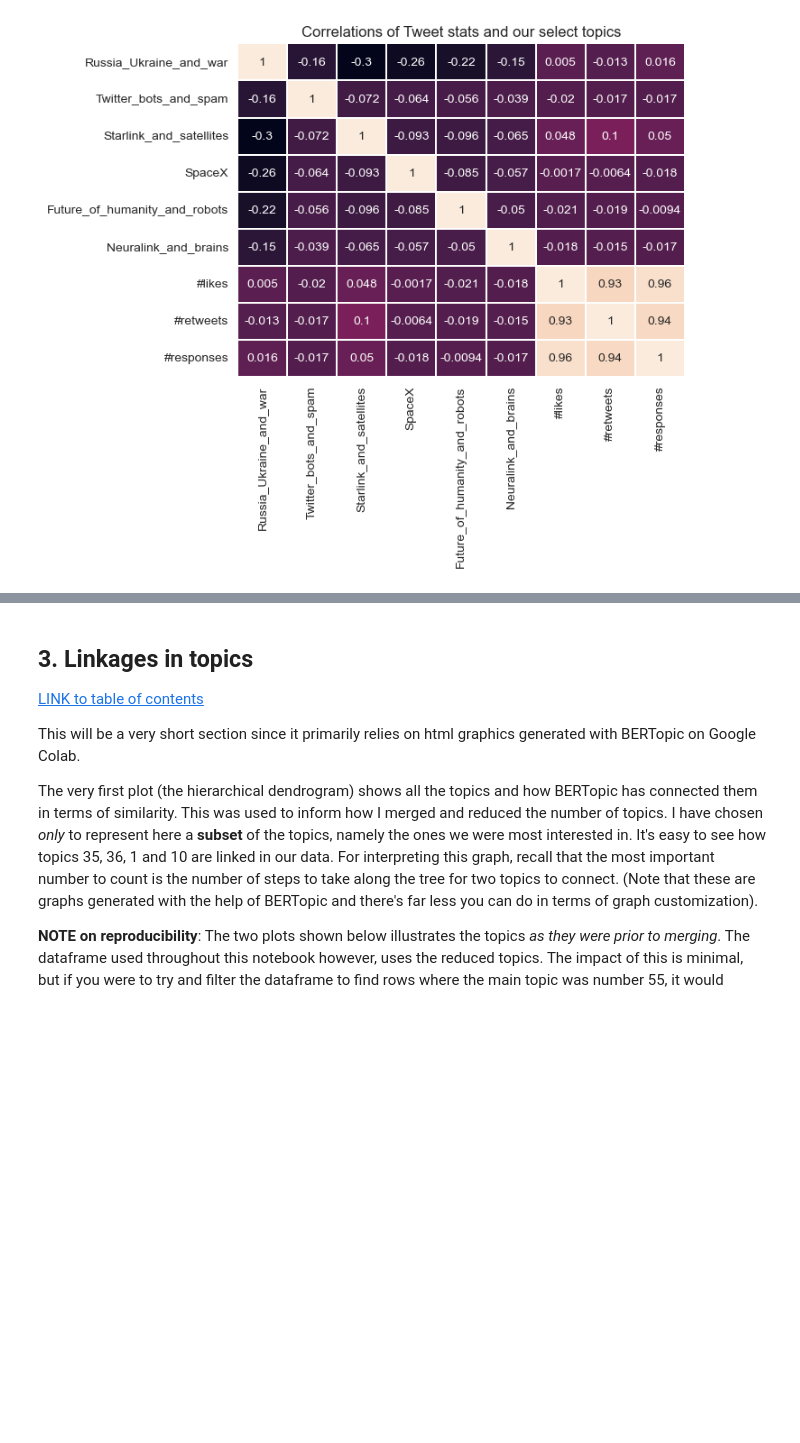
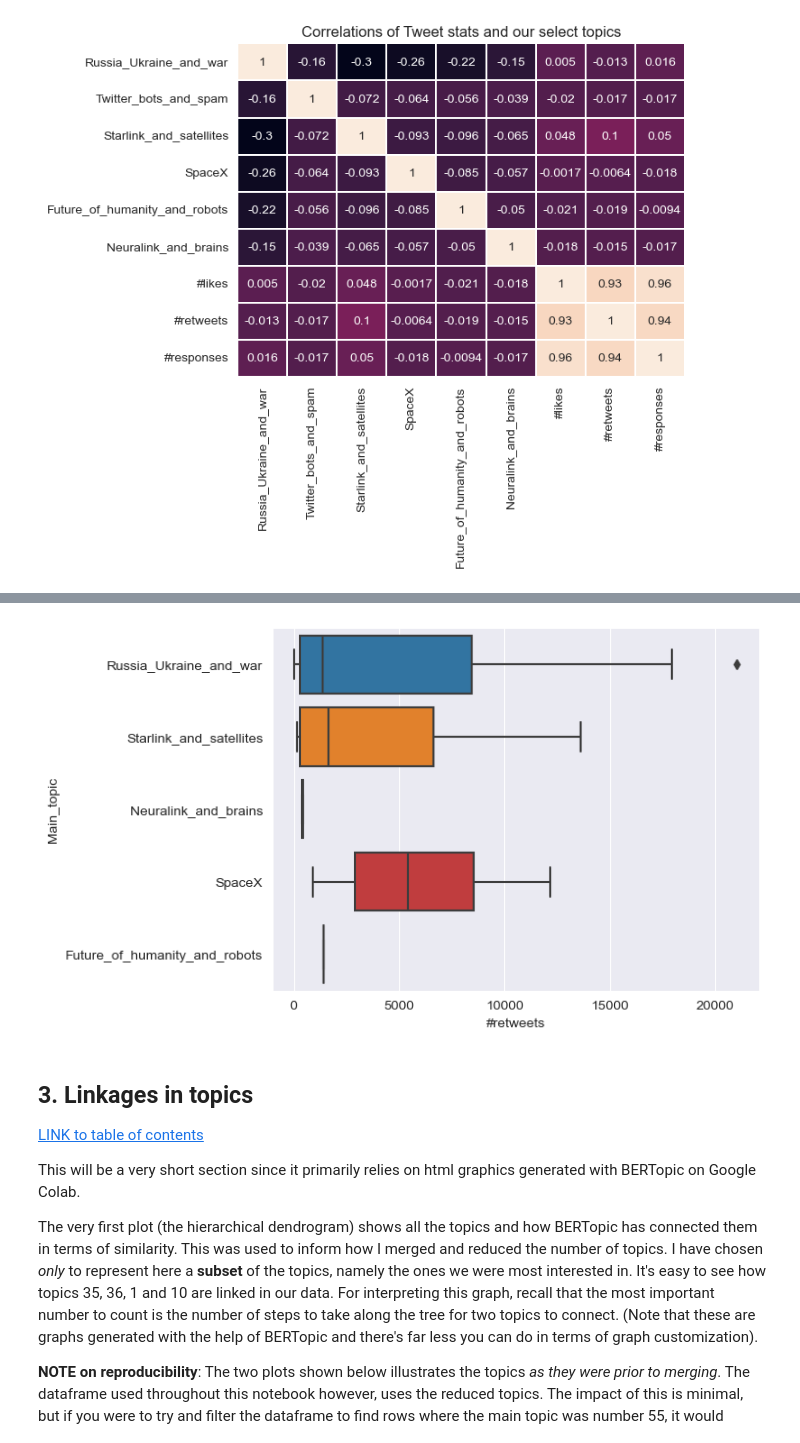
Before and after one commit to Ioana-P/twitter_topic_and_sentiment_tracking, a Jupyter notebook: 2. Topic_modelling_with_BERT.ipynb, the cells around one changed output, grey strips where cells are left out. Cells and saved outputs as stored; diff of their text form; code cells hidden in the pictures; blank space fills up the shorter version.

```diff
--- a/2. Topic_modelling_with_BERT.ipynb
+++ b/2. Topic_modelling_with_BERT.ipynb
@@ -356,3 +427,7 @@ As anticipated, there was nothing to report on when looking at this broader asso
+# %%
+sns.boxplot(data=topics_categ.loc[topics_categ.By_or_at_Musk=='By @elonmusk'], x='#retweets', y='Main_topic');
+# %% [output]
+[figure, added]
 # %% [markdown]
 <a id=three></a>
 
```
Also changed, not shown: parts of 14 cells of this notebook, 22 other files.
